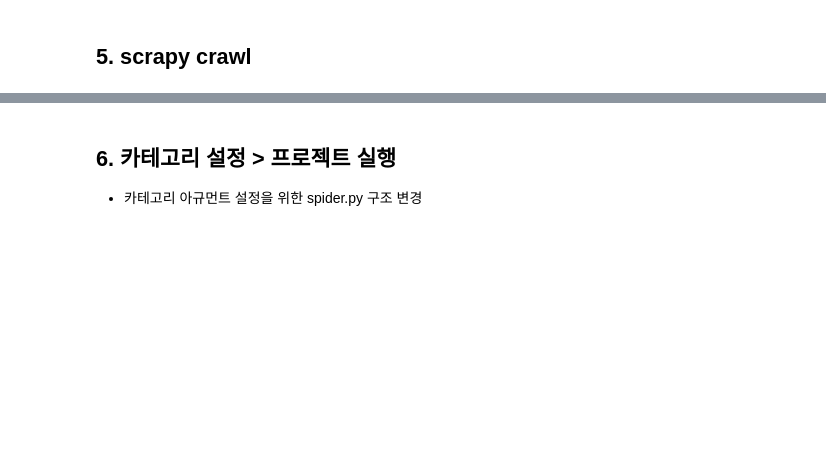
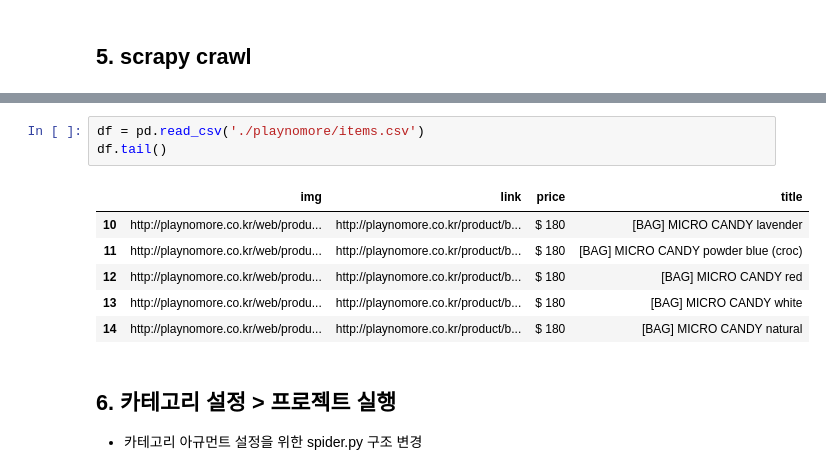
Before and after one commit to dockyum/TIL-data-science, a Jupyter notebook: scrapy/05_scrapy_playnomore.ipynb, the cells around one changed output, grey strips where cells are left out. Drawn from its saved outputs; the diff is of its cells as text; blank space fills up the shorter version.

```diff
--- a/scrapy/05_scrapy_playnomore.ipynb
+++ b/scrapy/05_scrapy_playnomore.ipynb
@@ -48,3 +155,13 @@ You can start your first spider with:
+# %%
+df = pd.read_csv('./playnomore/items.csv')
+df.tail()
+# %% [output]
+|  | img | link | price | title |
+| 10 | http://playnomore.co.kr/web/produ... | http://playnomore.co.kr/product/b... | $ 180 | [BAG] MICRO CANDY lavender |
+| 11 | http://playnomore.co.kr/web/produ... | http://playnomore.co.kr/product/b... | $ 180 | [BAG] MICRO CANDY powder blue (croc) |
+| 12 | http://playnomore.co.kr/web/produ... | http://playnomore.co.kr/product/b... | $ 180 | [BAG] MICRO CANDY red |
+| 13 | http://playnomore.co.kr/web/produ... | http://playnomore.co.kr/product/b... | $ 180 | [BAG] MICRO CANDY white |
+| 14 | http://playnomore.co.kr/web/produ... | http://playnomore.co.kr/product/b... | $ 180 | [BAG] MICRO CANDY natural |
 # %% [markdown]
 ## 6. 카테고리 설정 > 프로젝트 실행
 - 카테고리 아규먼트 설정을 위한 spider.py 구조 변경
```
Also changed, not shown: parts of 24 cells of this notebook, 2 other files.
